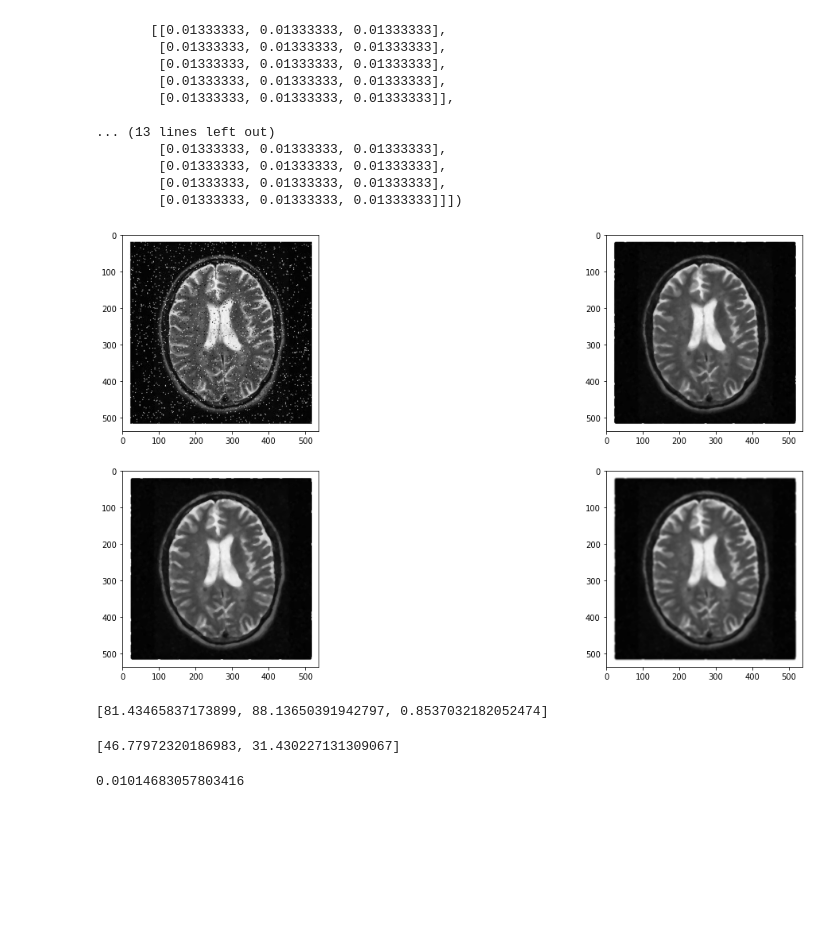
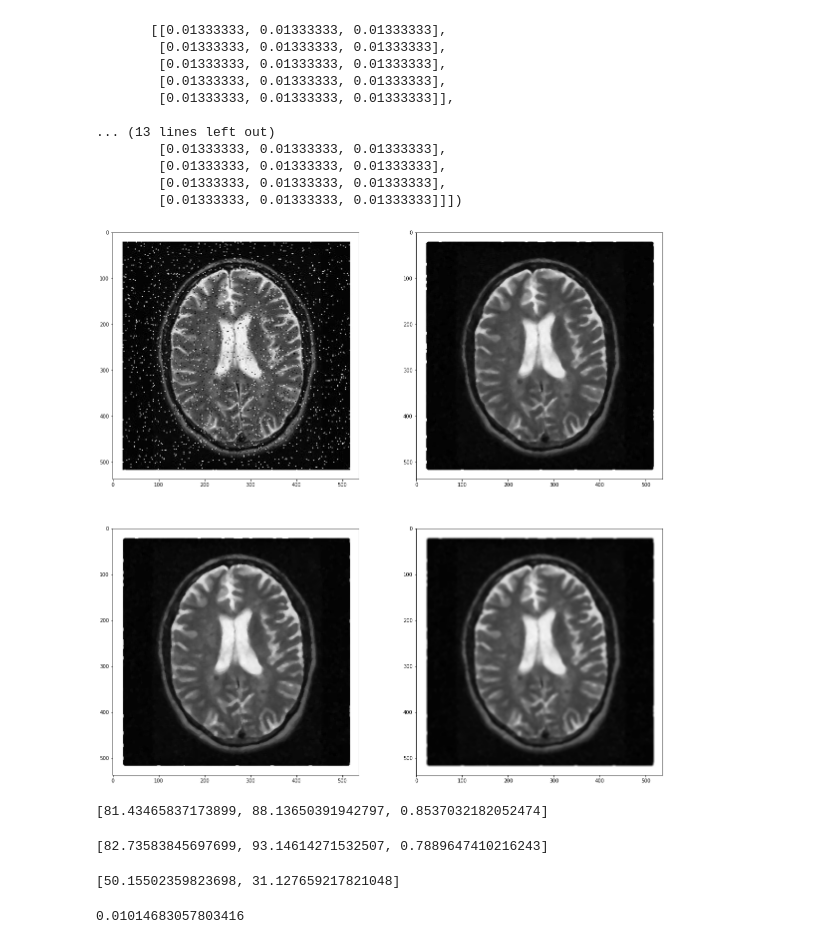
Before and after one commit to Sir-Thinkalot/College-Materials, a Jupyter notebook: Image Processing/Image-Restoration-1/Untitled1.ipynb, the cells around one changed output. Cells and saved outputs as stored; diff of their text form; code cells hidden in the pictures; blank space fills up the shorter version.

```diff
--- a/Image Processing/Image-Restoration-1/Untitled1.ipynb
+++ b/Image Processing/Image-Restoration-1/Untitled1.ipynb
@@ -41,16 +41,16 @@ array([[[0.01333333, 0.01333333, 0.01333333],
 # %%
 #im1_filt = ndi.minimum_filter(im1,size=2)
 im1_filt = ndi.median_filter(im1,size=7)
 im1_filt1 = ndi.maximum_filter(im1_filt,size=2)
 im1_filt2 = ndi.convolve(im1_filt1,weights)
-fig, axes = plt.subplots(2,2, figsize=(20,10))
+fig, axes = plt.subplots(2,2, figsize=(20,20))
 axes[0,0].imshow(im1,cmap='gray')
 axes[0,1].imshow(im1_filt,cmap='gray')
 axes[1,0].imshow(im1_filt1,cmap='gray')
 axes[1,1].imshow(im1_filt2,cmap='gray')
 plt.show()
 # %% [output]
-[figure, old version]
+[figure, new version]
 # %%
 im1_mean = np.mean(im1_filt2)           #Mean
 im1_std = np.std(im1_filt2)             #Standard Deviation
@@ -58,12 +58,19 @@ im1_ENL = np.square(im1_mean/im1_std)   #Equivalent Number of Looks
 [im1_mean,im1_std,im1_ENL]
 # %% [output]
 [81.43465837173899, 88.13650391942797, 0.8537032182052474]
+# %%
+im1_mean = np.mean(im1)           #Mean
+im1_std = np.std(im1)             #Standard Deviation
+im1_ENL = np.square(im1_mean/im1_std)   #Equivalent Number of Looks
+[im1_mean,im1_std,im1_ENL]
+# %% [output]
+[82.73583845697699, 93.14614271532507, 0.7889647410216243]
 # %%
-im1_MSE = np.square(np.subtract(im1,im1_filt1)).mean() #Mean Squared Error
+im1_MSE = np.square(np.subtract(im1,im1_filt2)).mean() #Mean Squared Error
 im1_PSNR = 10*np.log10(np.square(255)/im1_MSE)         #Peak Signal-to-Noise Ratio
 [im1_MSE,im1_PSNR]
 # %% [output]
-[46.77972320186983, 31.430227131309067]
+[50.15502359823698, 31.127659217821048]
 # %%
 im1_Contrast = np.absolute(np.mean(im1)-np.mean(im1_filt2))               #Contrast
 im1_Noise = np.sqrt(np.square(np.std(im1))+np.square(np.std(im1_filt2)))  #Noise
```
Also changed, not shown: parts of 3 cells of this notebook.
